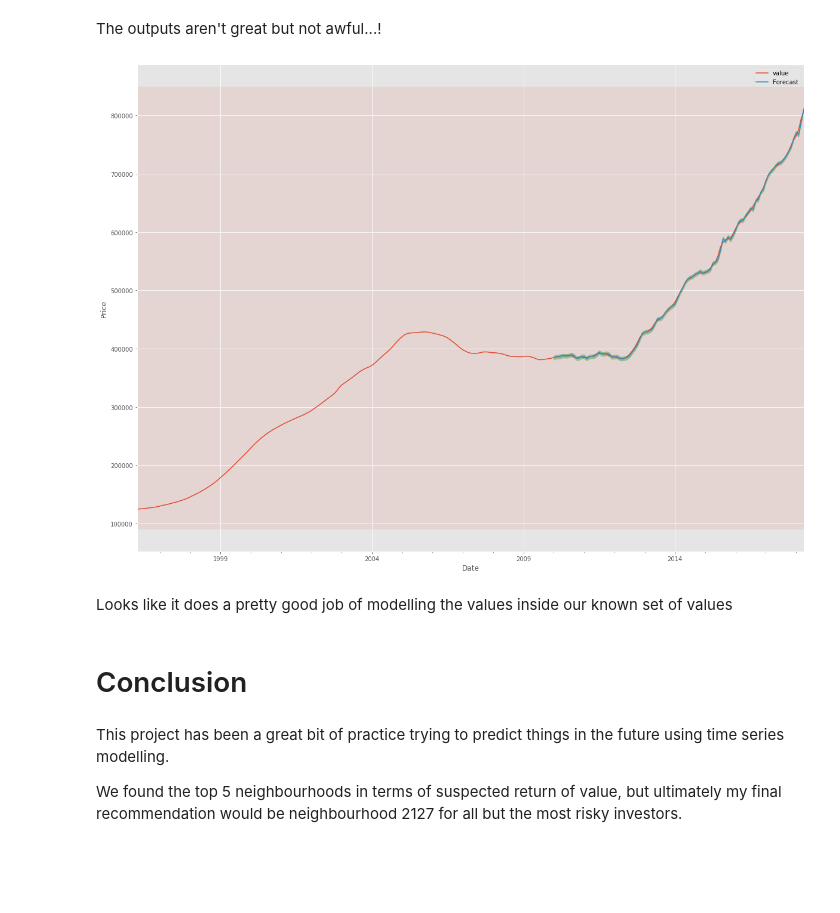
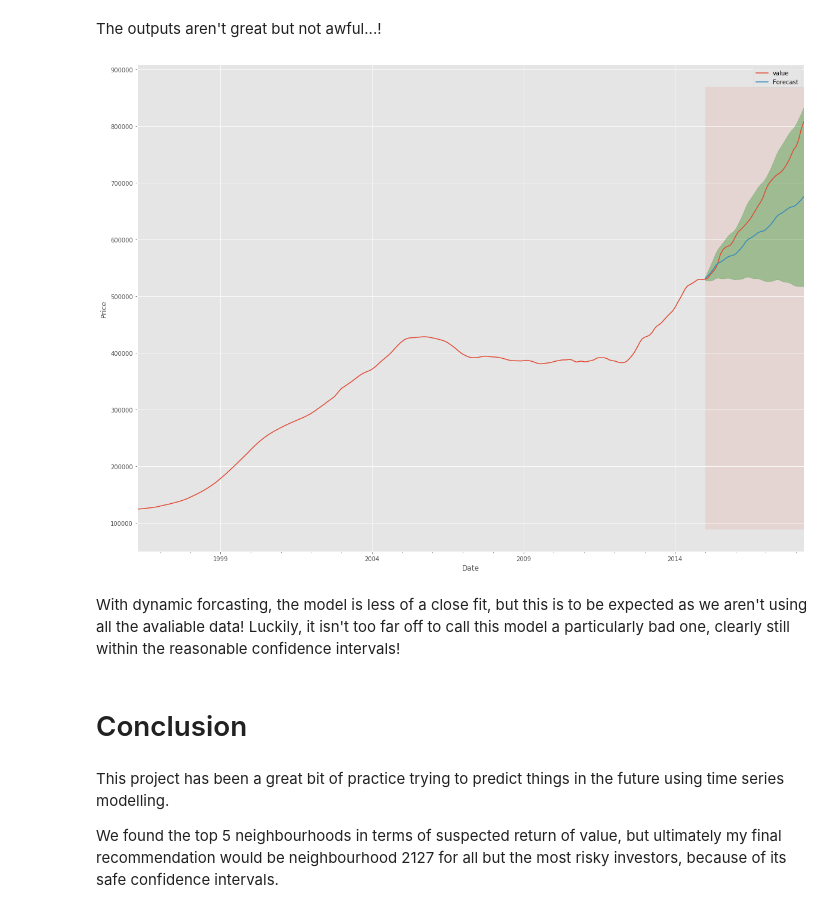
Before and after one commit to thomasribaroff/Mod4Project, a Jupyter notebook: Master.ipynb, the cells around one changed output. Cells and saved outputs as stored; diff of their text form; code cells hidden in the pictures; blank space fills up the shorter version.

```diff
--- a/Master.ipynb
+++ b/Master.ipynb
@@ -195,7 +203,7 @@ pdqs = [(x[0], x[1], x[2], 12) for x in list(itertools.product(p, d, q))]
 
 count = 0
 
-for x in range(0,17): #note, this is limited again to the first 6 neighbourhoods, to demonstrate it works.
+for x in range(0,17):
     count += 1
     df = df_boston[x*265:(x+1)*265]
     df.set_index('time',inplace=True)
@@ -241,7 +249,7 @@ for x in range(0,17): #note, this is limited again to the first 6 neighbourhoods
 
     print(((prediction.predicted_mean[-1]/df['value'][-1] - 1) * 100), count)
 
-    if (pred_conf.iloc[24, 0] > df['value'][-1]*.9):
+    if (pred_conf.iloc[23, 0] > df['value'][-1]*.9):
         #checking that we can be sure that house prices are unlikely to drop more than 10% in two years
 
         record.update({region : (((prediction.predicted_mean[-1]/df['value'][-1] - 1) * 100), count)})
@@ -289,4 +282,12 @@ df_2126 = df_boston_copy[(265*8):(265*9)]
 # %%
+results = pd.DataFrame()
+results['Region'] = []
+results['Final_known_price'] = []
+results['5_year_expected_price'] = []
+results['5_year_lower_bound_price'] = []
+results['5_year_upper_bound_price'] = []
+results['5_year_expected_pc_increase'] = []
+
 for df in [df_2111, df_2124, df_2127, df_2119, df_2126]:
     p = d = q = range(0, 2)
     pdq = list(itertools.product(p, d, q))
@@ -295,6 +296,7 @@ for df in [df_2111, df_2124, df_2127, df_2119, df_2126]:
 
     df.set_index('time',inplace=True)
     region = df.loc['1997-04-01','RegionName']
+    last_price = df.loc['2018-04-01','value']
     df.drop(['RegionName','City','State','Metro','CountyName'],axis=1,inplace = True)
 
     ans = []
@@ -332,6 +334,7 @@ for df in [df_2111, df_2124, df_2127, df_2119, df_2126]:
     # Get confidence intervals of forecasts
     pred_conf = prediction.conf_int()
 
+
     # Plot future predictions with confidence intervals
     ax = df.plot(label='observed', figsize=(20, 15))
     prediction.predicted_mean.plot(ax=ax, label='Forecast')
@@ -342,7 +345,16 @@ for df in [df_2111, df_2124, df_2127, df_2119, df_2126]:
     ax.set_ylabel('Price')
     ax.set_title('Zipcode {}'.format(region))
 
-
     plt.legend()
     plt.show()
+
+
+    #append results to the results dataframe
+    results = results.append({'Region': region, \
+                              'Final_known_price': last_price, \
+                              '5_year_expected_price': prediction.predicted_mean[59], \
+                              '5_year_lower_bound_price': pred_conf.iloc[59, 0], \
+                              '5_year_upper_bound_price': pred_conf.iloc[59, 1], \
+                              '5_year_expected_pc_increase': (prediction.predicted_mean[-1]/df['value'][-1] - 1) * 100}, \
+                              ignore_index=True)
 # %% [output]
@@ -353,0 +368,6 @@ for df in [df_2111, df_2124, df_2127, df_2119, df_2126]:
+# %%
+for x in results.columns:
+    results[x] = results[x].astype(int)
+#this is just to make the results more readable
+
+results
@@ -424,7 +457,7 @@ plt.show()
 # %% [markdown]
 The outputs aren't great but not awful...!
 # %%
-pred = output.get_prediction(start=pd.to_datetime('2010-01-01'), dynamic=False, full_results=True)
+pred = output.get_prediction(start=pd.to_datetime('2015-01-01'), dynamic=True, full_results=True)
 pred_conf = pred.conf_int()
 # %%
 # Get the real and predicted values
@@ -433,27 +466,27 @@ df_2127_truth = df_2111['1996-04-01':]
 # %%
 # Plot the dynamic forecast with confidence intervals.
 
-ax = df_2127['1996':].plot(label='observed', figsize=(20, 15))
+ax = df_2127_copy['1996':].plot(label='observed', figsize=(20, 15))
 pred.predicted_mean.plot(label='Forecast', ax=ax)
 
 ax.fill_between(pred_conf.index,
                 pred_conf.iloc[:, 0],
                 pred_conf.iloc[:, 1], color='g', alpha=.3)
 
-ax.fill_betweenx(ax.get_ylim(), pd.to_datetime('1996-04-01'), df_2127_forecasted.index[-1], alpha=.1, zorder=-1)
+ax.fill_betweenx(ax.get_ylim(), pd.to_datetime('2015-01-01'), df_2127_forecasted.index[-1], alpha=.1, zorder=-1)
 
 ax.set_xlabel('Date')
 ax.set_ylabel('Price')
 
 plt.legend()
 plt.show()
 # %% [output]
-[figure, old version]
+[figure, new version]
-# %% [markdown]
-Looks like it does a pretty good job of modelling the values inside our known set of values
+# %% [markdown]
+With dynamic forcasting, the model is less of a close fit, but this is to be expected as we aren't using all the avaliable data! Luckily, it isn't too far off to call this model a particularly bad one, clearly still within the reasonable confidence intervals!
 # %% [markdown]
 # Conclusion
 # %% [markdown]
 This project has been a great bit of practice trying to predict things in the future using time series modelling.
 
-We found the top 5 neighbourhoods in terms of suspected return of value, but ultimately my final recommendation would be neighbourhood 2127 for all but the most risky investors.
+We found the top 5 neighbourhoods in terms of suspected return of value, but ultimately my final recommendation would be neighbourhood 2127 for all but the most risky investors, because of its safe confidence intervals.
```
Also changed, not shown: parts of 17 cells of this notebook, 13 other files.
